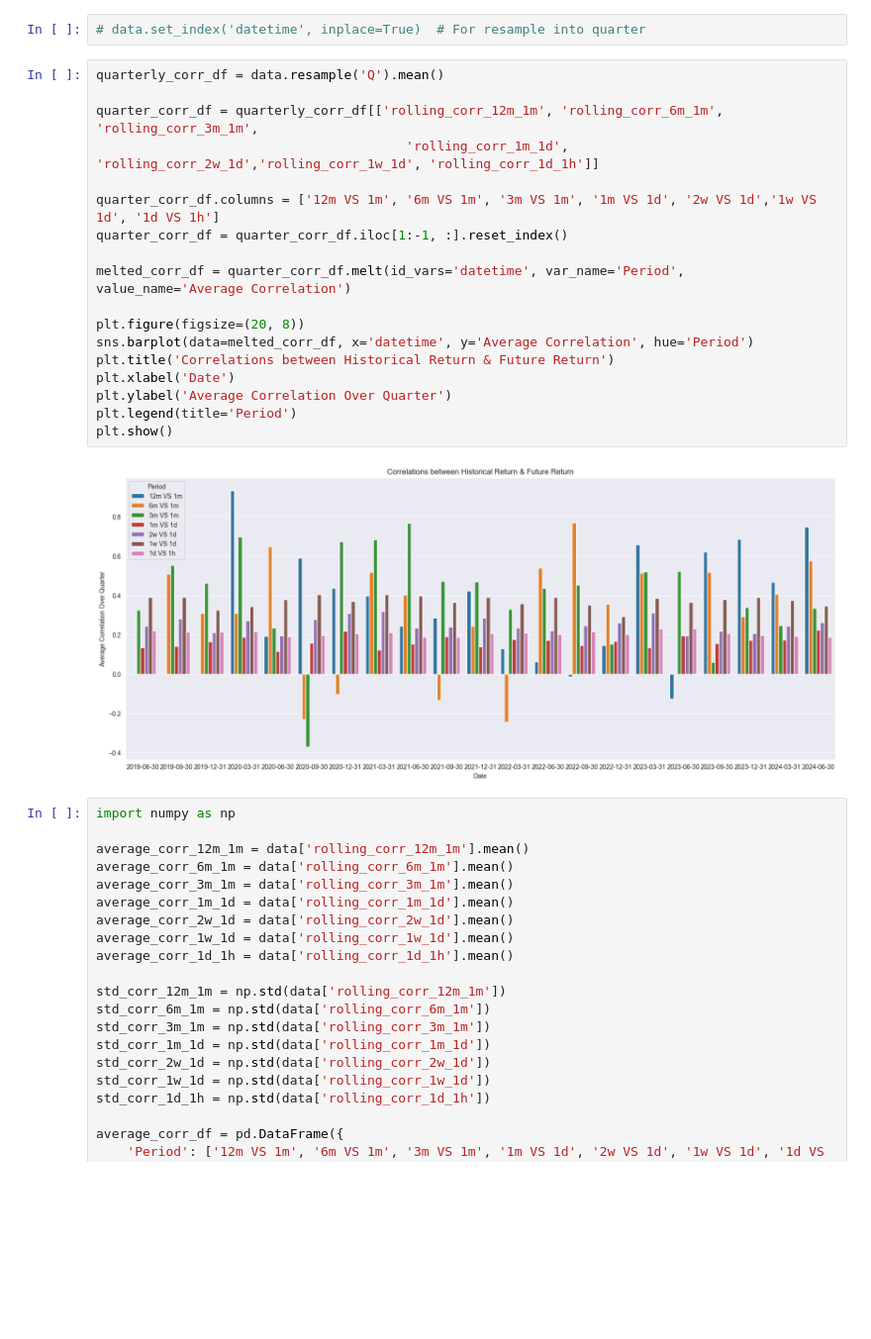
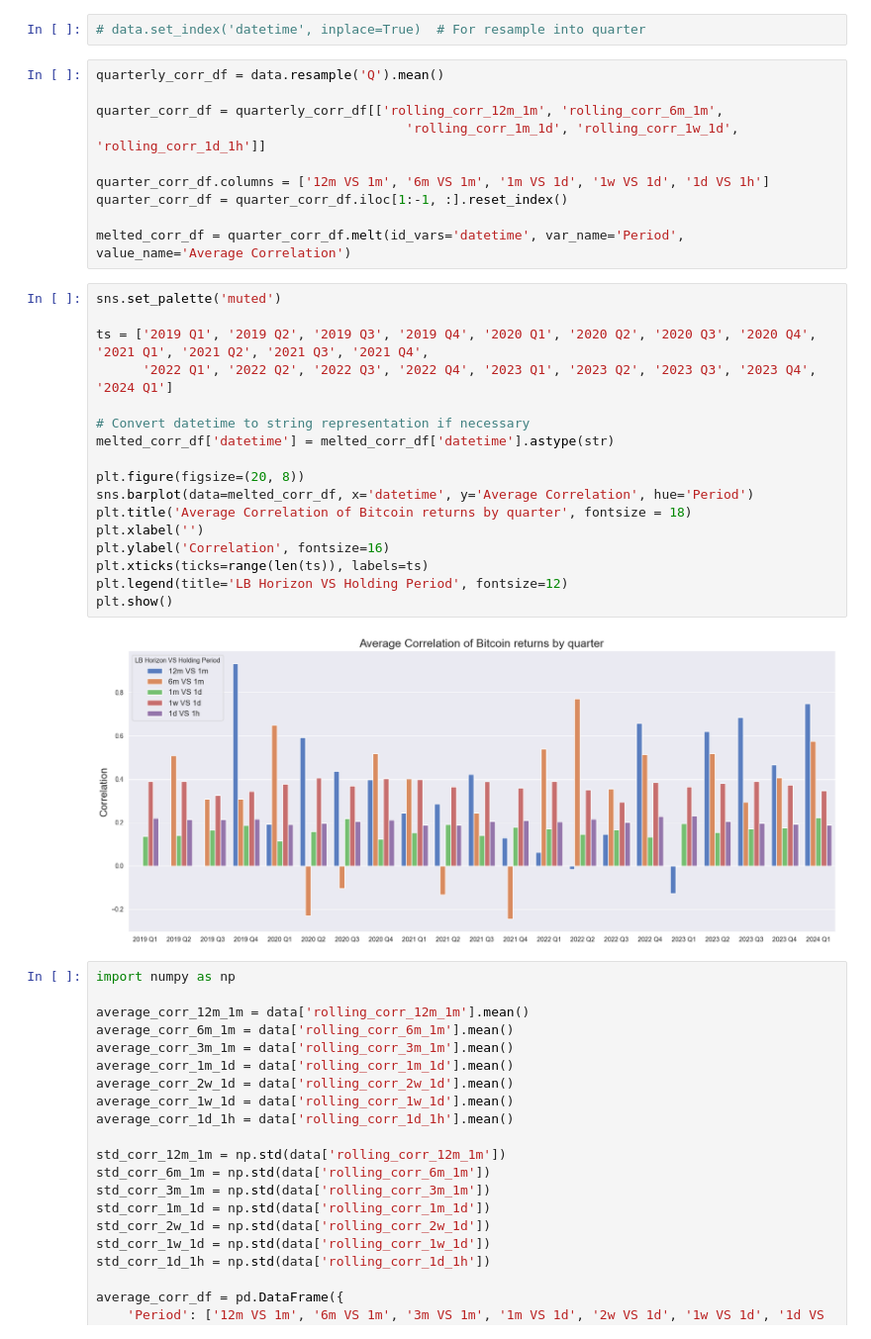
Before and after one commit to qa101-ac/Correlations_quarterly_average, a Jupyter notebook: correlations.ipynb, the cells around one changed output. Shown at 99% size. Drawn from its saved outputs; the diff is of its cells as text; blank space fills up the shorter version.

Commit message:
For correlations calculation and plot

```diff
--- a/correlations.ipynb
+++ b/correlations.ipynb
@@ -83,23 +83,32 @@ plt.show()
 # %%
 quarterly_corr_df = data.resample('Q').mean()
 
-quarter_corr_df = quarterly_corr_df[['rolling_corr_12m_1m', 'rolling_corr_6m_1m', 'rolling_corr_3m_1m',
-                                        'rolling_corr_1m_1d', 'rolling_corr_2w_1d','rolling_corr_1w_1d', 'rolling_corr_1d_1h']]
+quarter_corr_df = quarterly_corr_df[['rolling_corr_12m_1m', 'rolling_corr_6m_1m',
+                                        'rolling_corr_1m_1d', 'rolling_corr_1w_1d', 'rolling_corr_1d_1h']]
 
-quarter_corr_df.columns = ['12m VS 1m', '6m VS 1m', '3m VS 1m', '1m VS 1d', '2w VS 1d','1w VS 1d', '1d VS 1h']
+quarter_corr_df.columns = ['12m VS 1m', '6m VS 1m', '1m VS 1d', '1w VS 1d', '1d VS 1h']
 quarter_corr_df = quarter_corr_df.iloc[1:-1, :].reset_index()
 
 melted_corr_df = quarter_corr_df.melt(id_vars='datetime', var_name='Period', value_name='Average Correlation')
-
-plt.figure(figsize=(20, 8))
-sns.barplot(data=melted_corr_df, x='datetime', y='Average Correlation', hue='Period')
-plt.title('Correlations between Historical Return & Future Return')
-plt.xlabel('Date')
-plt.ylabel('Average Correlation Over Quarter')
-plt.legend(title='Period')
-plt.show()
-# %% [output]
-[figure, removed]
+# %%
+sns.set_palette('muted')
+
+ts = ['2019 Q1', '2019 Q2', '2019 Q3', '2019 Q4', '2020 Q1', '2020 Q2', '2020 Q3', '2020 Q4', '2021 Q1', '2021 Q2', '2021 Q3', '2021 Q4',
+      '2022 Q1', '2022 Q2', '2022 Q3', '2022 Q4', '2023 Q1', '2023 Q2', '2023 Q3', '2023 Q4', '2024 Q1']
+
+# Convert datetime to string representation if necessary
+melted_corr_df['datetime'] = melted_corr_df['datetime'].astype(str)
+
+plt.figure(figsize=(20, 8))
+sns.barplot(data=melted_corr_df, x='datetime', y='Average Correlation', hue='Period')
+plt.title('Average Correlation of Bitcoin returns by quarter', fontsize = 18)
+plt.xlabel('')
+plt.ylabel('Correlation', fontsize=16)
+plt.xticks(ticks=range(len(ts)), labels=ts)
+plt.legend(title='LB Horizon VS Holding Period', fontsize=12)
+plt.show()
+# %% [output]
+[figure, added]
 # %%
 import numpy as np
 
```
Also changed, not shown: parts of 3 cells of this notebook.
